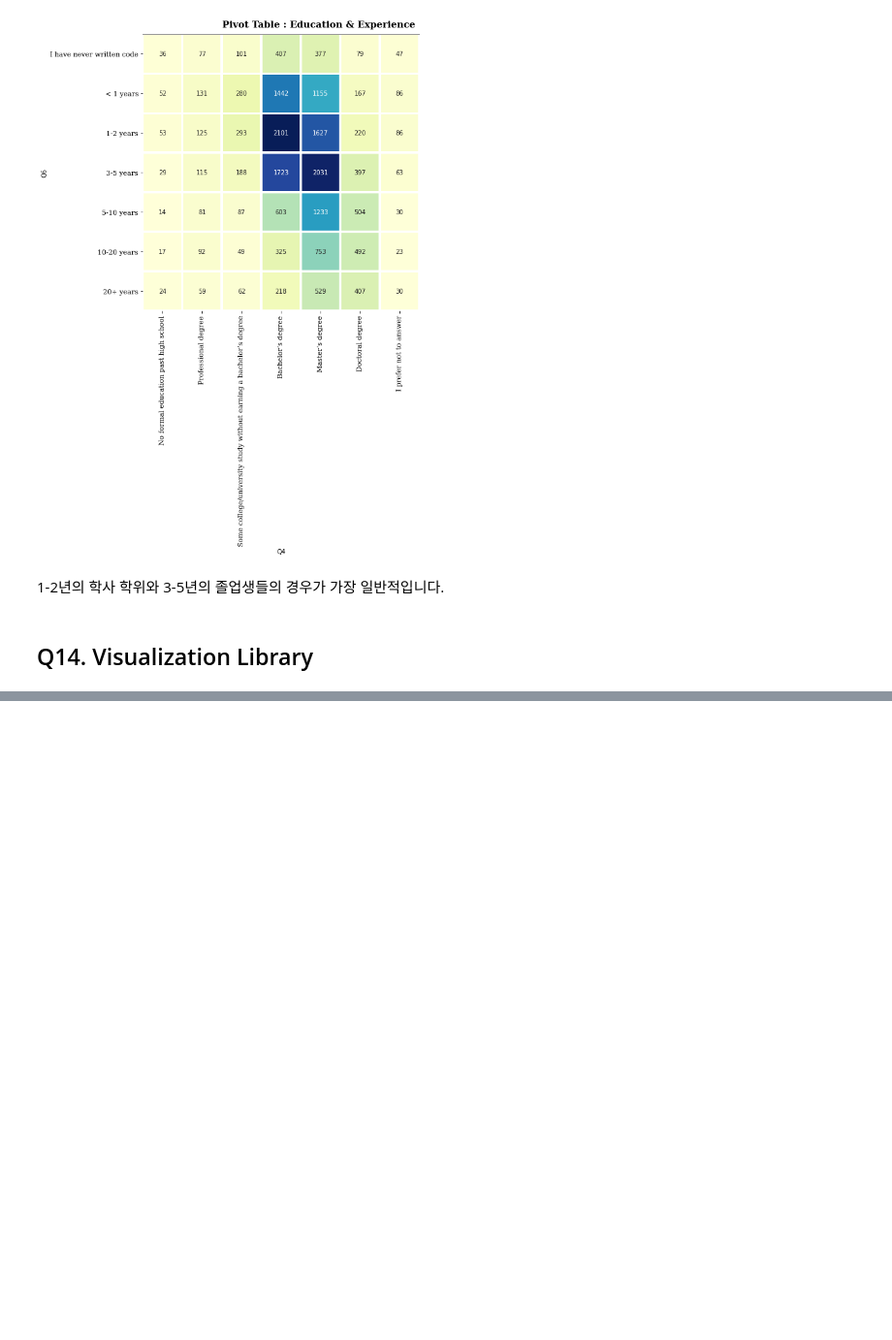
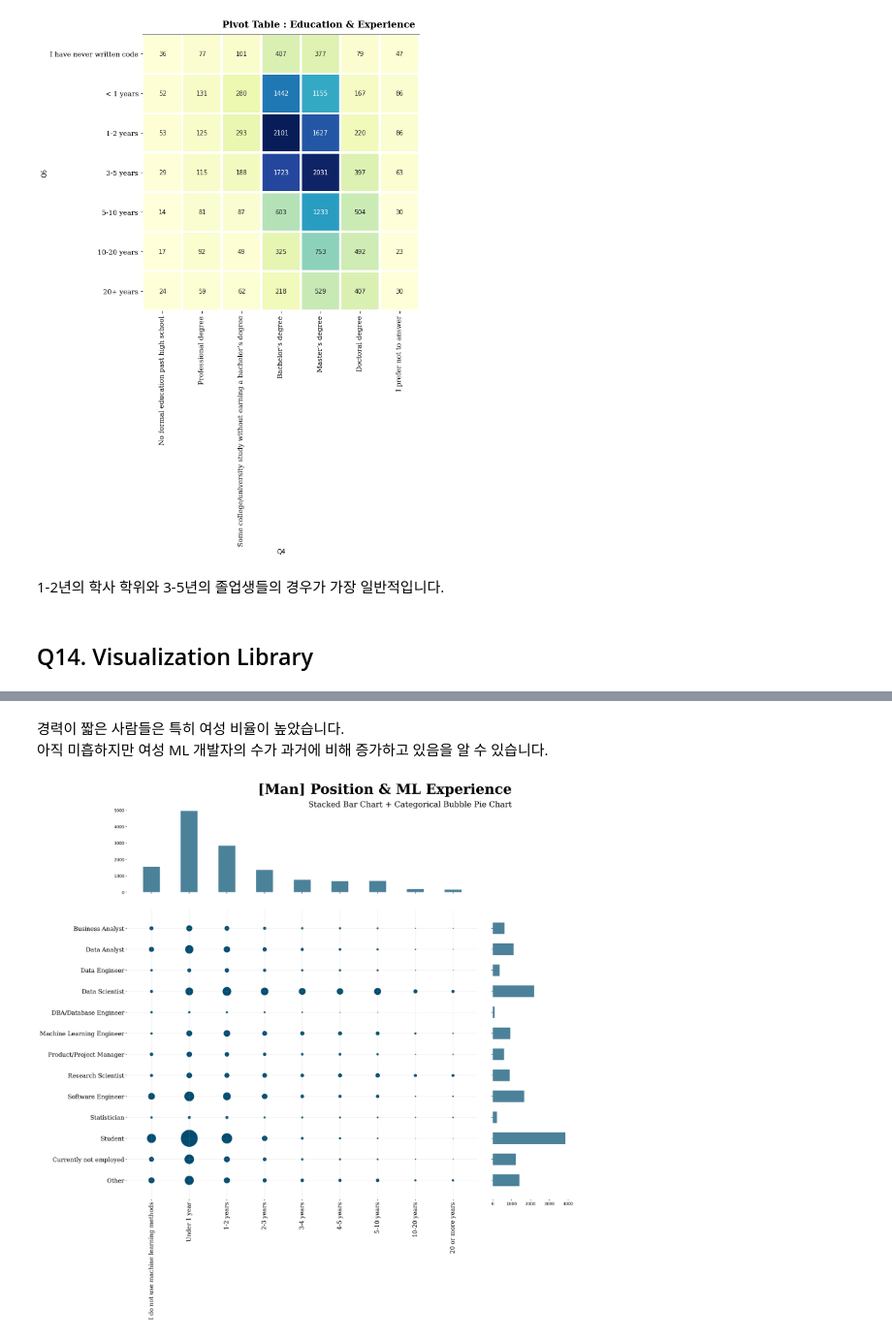
Before and after one commit to OH1107/Kaggle, a Jupyter notebook: 2020 Kaggle Machine Learning & Data Science Survey/[Kaggle_2020]_Visualization_&_Analysis.ipynb, the cells around one changed output, grey strips where cells are left out. Shown at 97% size. Saved outputs shown, nothing was run; the diff lists cells and outputs as text; code cells hidden in the pictures; blank space fills up the shorter version.

```diff
--- a/2020 Kaggle Machine Learning & Data Science Survey/[Kaggle_2020]_Visualization_&_Analysis.ipynb
+++ b/2020 Kaggle Machine Learning & Data Science Survey/[Kaggle_2020]_Visualization_&_Analysis.ipynb
@@ -227,0 +371,52 @@ plt.show()
+# %% [markdown]
+경력이 짧은 사람들은 특히 여성 비율이 높았습니다.
+아직 미흡하지만 여성 ML 개발자의 수가 과거에 비해 증가하고 있음을 알 수 있습니다.
+# %%
+fig = plt.figure(figsize=(20, 23), dpi=200)
+
+gs = fig.add_gridspec(5, 5)
+
+
+
+ax_plot = fig.add_subplot(gs[1:4, 0:4])
+for q5_idx in q5_order[::-1]:
+    for q15_idx in q15_order:
+        man = data_q5q15_man[q5_idx][q15_idx]
+#         woman = data_q5q15_woman[q5_idx][q15_idx]
+        ax_plot.scatter(q15_idx, q5_idx, s=man, color='#004c70')
+
+
+ax_plot.grid(linewidth=0.2, zorder=0)
+
+ax_plot.set_yticklabels(q5_idx, fontfamily='serif', fontsize=15)
+ax_plot.set_xticklabels(q15_idx, fontfamily='serif', fontsize=15, rotation=90)
+
+# Pos
+ax_pos = fig.add_subplot(gs[0, :4], sharex=ax_plot)
+data_q15_woman = data[data['Q2']=='Man']['Q15'].value_counts()[q15_order]
+ax_pos.bar(data_q15_woman.index, data_q15_woman, width=0.45, alpha=0.7, color='#004c70')
+
+plt.setp(ax_pos.get_xticklabels(), visible=False)
+
+
+# Exp
+ax_exp = fig.add_subplot(gs[1:4, 4], sharey=ax_plot)
+
+data_q5_woman = data[data['Q2']=='Man']['Q5'].value_counts()[q5_order]
+ax_exp.barh(data_q5_woman.index[::-1], data_q5_woman[::-1], height=0.55, alpha=0.7, color='#004c70')
+
+plt.setp(ax_exp.get_yticklabels(), visible=False)
+
+# Spines
+for s in ['top', 'left', 'right', 'bottom']:
+    ax_plot.spines[s].set_visible(False)
+    ax_pos.spines[s].set_visible(False)
+    ax_exp.spines[s].set_visible(False)
+
+
+fig.text(0.8, 0.9, '[Man] Position & ML Experience', fontweight='bold', fontfamily='serif', fontsize=35, ha='right')
+fig.text(0.8, 0.88, 'Stacked Bar Chart + Categorical Bubble Pie Chart', fontweight='light', fontfamily='serif', fontsize=20, ha='right')
+
+plt.show()
+# %% [output]
+[figure, added]
```
Also changed, not shown: parts of 11 cells of this notebook.
